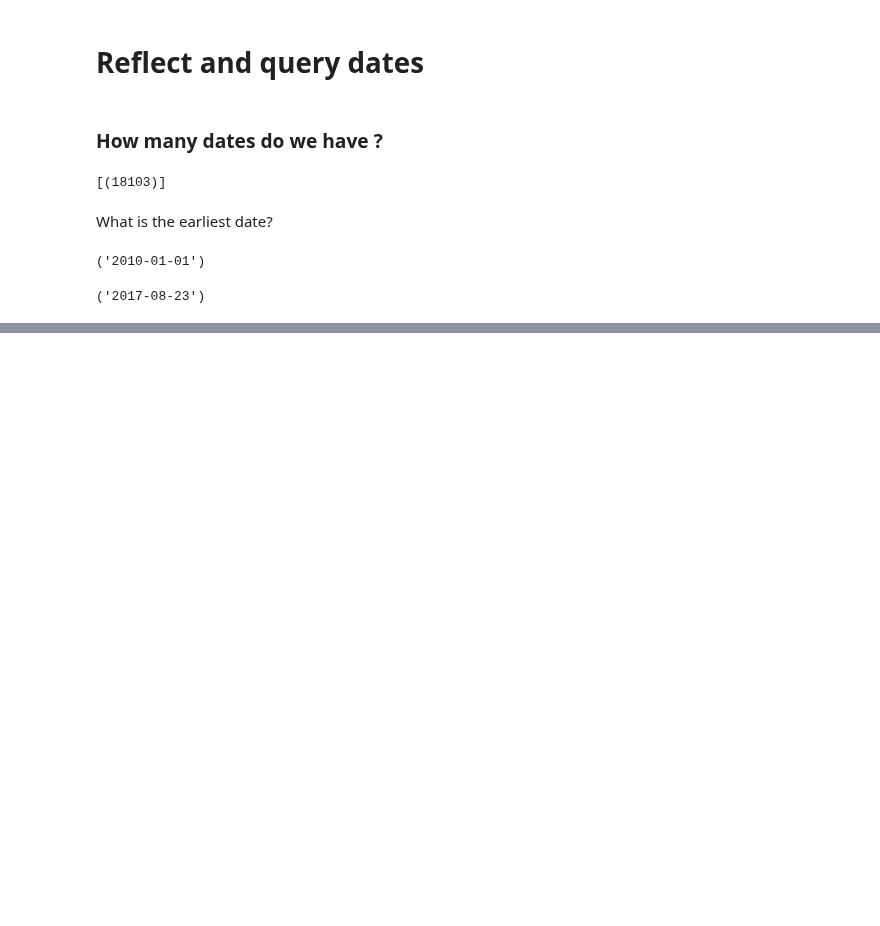
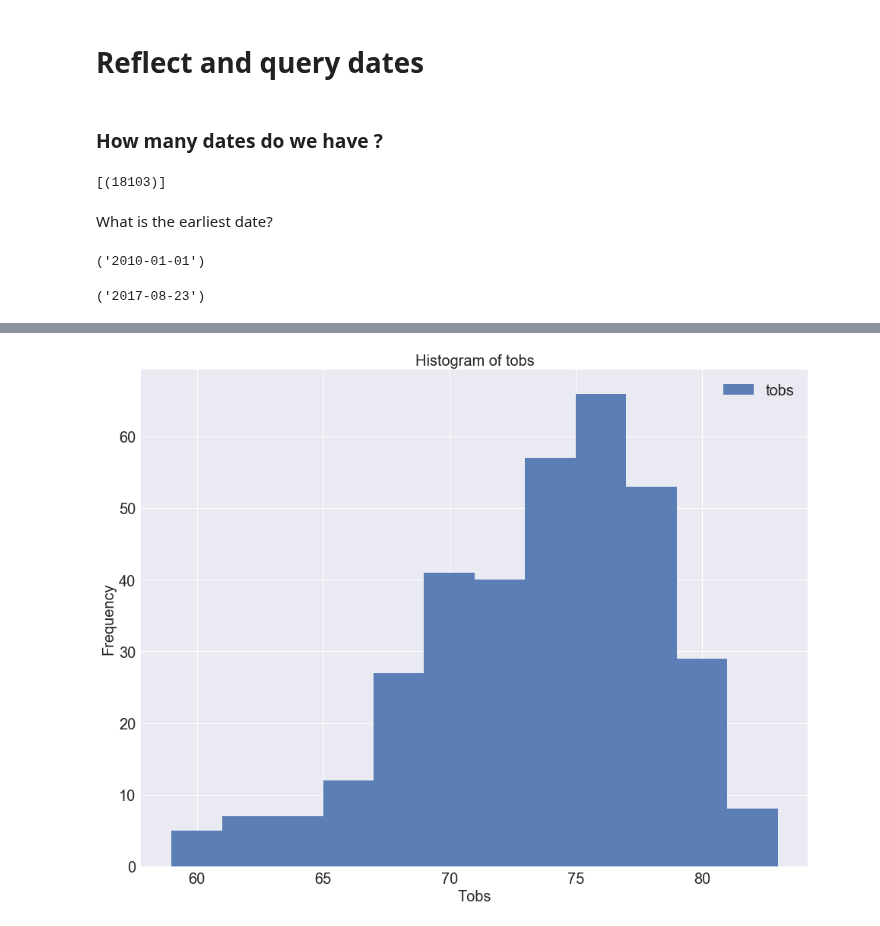
Before and after one commit to jjj3035/advanced_data_storage, a Jupyter notebook: climate_analysis.ipynb, the cells around one changed output, grey strips where cells are left out. Drawn from its saved outputs; the diff is of its cells as text; code cells hidden in the pictures; blank space fills up the shorter version.

```diff
--- a/climate_analysis.ipynb
+++ b/climate_analysis.ipynb
@@ -44,0 +140,5 @@ session.query(Measurement.date).order_by(Measurement.date.desc()).first()
+# %%
+#query to retrieve the last 12 months of temperature observation data (tobs).
+results_temp = session.query(Measurement.station, Measurement.date, Measurement.tobs).filter(Measurement.date >= query_date).\
+filter(Measurement.date <= latest_date).filter(Measurement.station == station_highest).all()
+results_temp[:5]
@@ -44,0 +151,9 @@ session.query(Measurement.date).order_by(Measurement.date.desc()).first()
+# %%
+# Load the query results for `months` and `sightings` into pandas
+# and set the index to `months`
+
+### BEGIN SOLUTION
+df = pd.DataFrame(results_temp, columns=['station','date', 'tobs'])
+df.set_index('date', inplace=True)
+df.head()
+### END SOLUTION
@@ -44,0 +168,12 @@ session.query(Measurement.date).order_by(Measurement.date.desc()).first()
+# %%
+#Plot the results as a histogram with bins=12.
+df.plot.hist(by="tobs", bins=12, alpha=0.9, figsize=(14,12))
+plt.xlabel('Tobs', size = 20)
+plt.ylabel('Frequency', size = 20)
+plt.title('Histogram of tobs', size = 20)
+plt.xticks(size = 20)
+plt.yticks(size = 20)
+plt.legend(prop={'size':20})
+plt.show()
+# %% [output]
+[figure, added]
```
Also changed, not shown: parts of 17 cells of this notebook.
